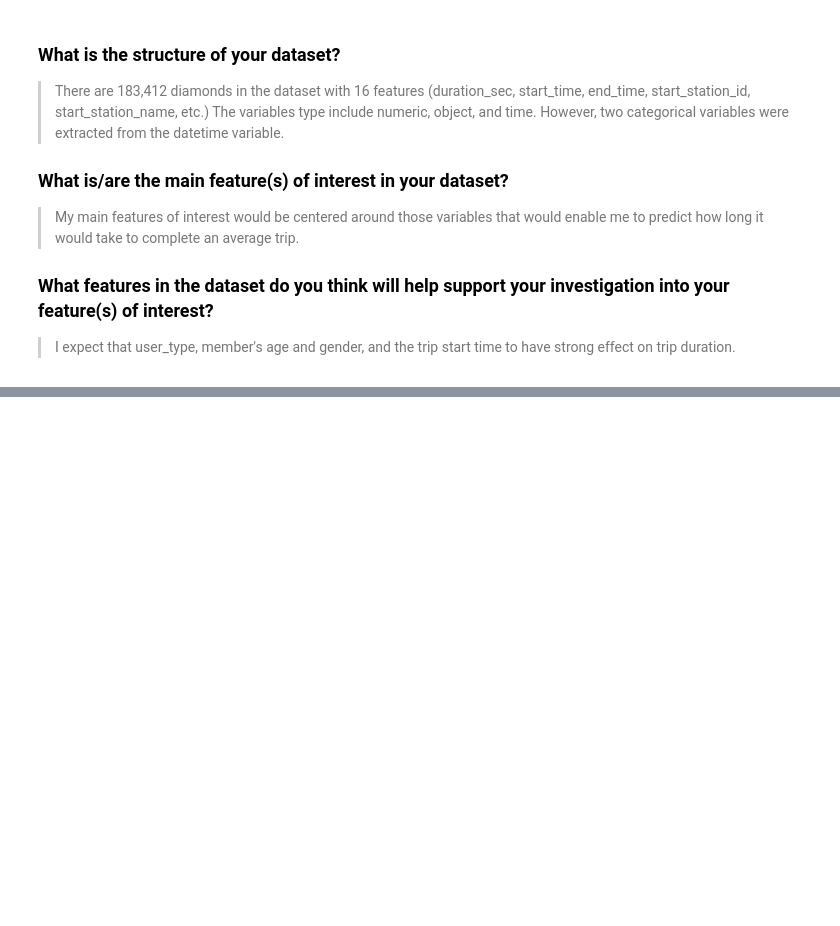
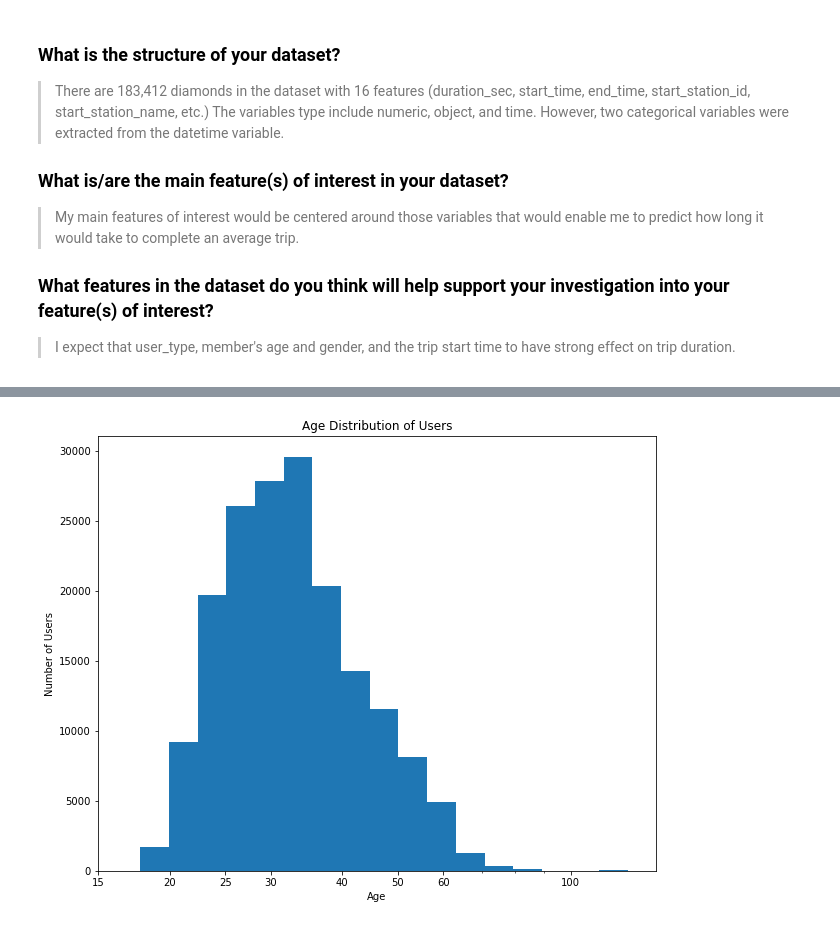
Before and after one commit to PatrickEmmanuel/Ford-Go-Bike-Data-Exploration-and-Analysis, a Jupyter notebook: Part_1-Ford-Go-Bike-System-Data-Exploration-and-Visualization.ipynb, the cells around one changed output, grey strips where cells are left out. Drawn from its saved outputs; the diff is of its cells as text; code cells hidden in the pictures; blank space fills up the shorter version.

```diff
--- a/Part_1-Ford-Go-Bike-System-Data-Exploration-and-Visualization.ipynb
+++ b/Part_1-Ford-Go-Bike-System-Data-Exploration-and-Visualization.ipynb
@@ -95,0 +156,15 @@ dtype: int64
+# %%
+# histogram plot of the age distribtion of users on a log scale
+log_binsize = 0.05
+log_bins = 10 ** np.arange(0.0, np.log10(df['member_age'].max()) + log_binsize, log_binsize)
+
+plt.figure(figsize=[10, 8])
+plt.hist(data = df, x = 'member_age', bins = log_bins)
+axes_title(title="Age Distribution of Users",x_label="Age", y_label="Number of Users")
+plt.xscale('log')
+tick_locs = [15, 20, 25, 30, 40, 50, 60, 100,150]
+plt.xticks(tick_locs, tick_locs)
+plt.xlim([15, df.member_age.max()])
+plt.show()
+# %% [output]
+[figure, added]
```
Also changed, not shown: parts of 22 cells of this notebook.
